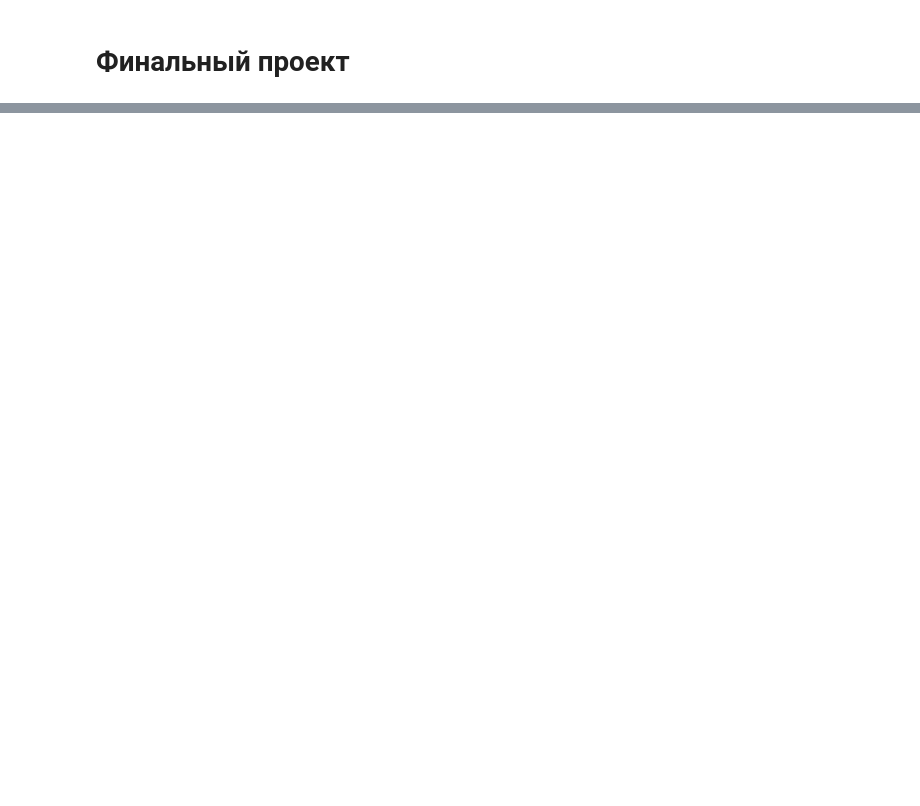
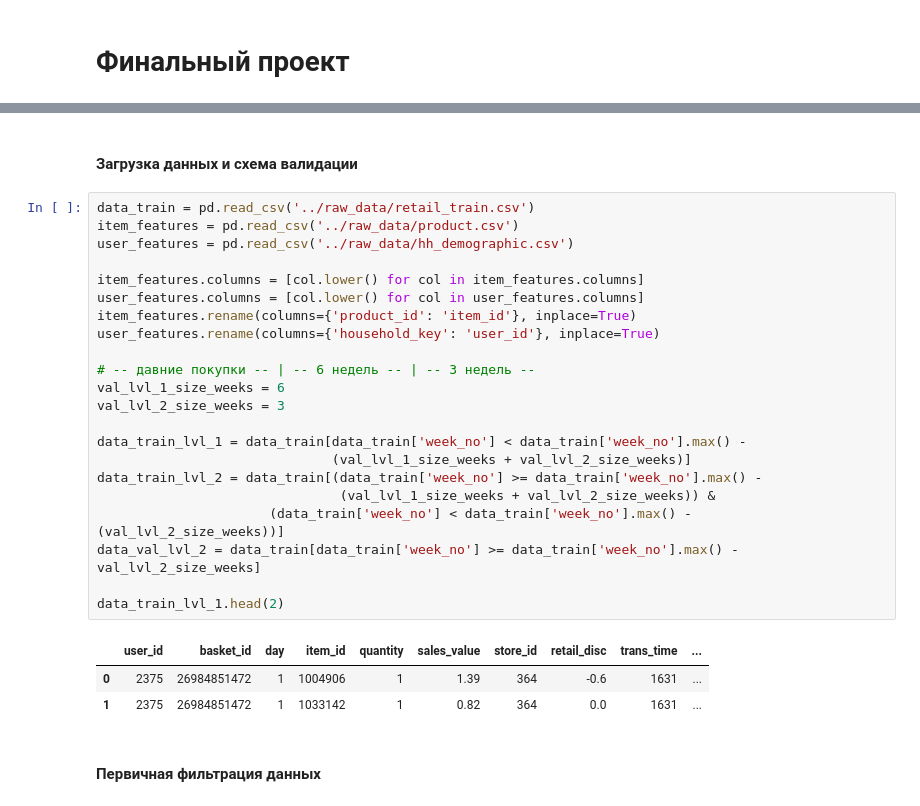
Before and after one commit to SemenovR/GB_RecommenderSystems, a Jupyter notebook: cproject/cproject.ipynb, the cells around one changed output, grey strips where cells are left out. Drawn from its saved outputs; the diff is of its cells as text; blank space fills up the shorter version.

```diff
--- a/cproject/cproject.ipynb
+++ b/cproject/cproject.ipynb
@@ -15,0 +43,30 @@
+# %% [markdown]
+#### Загрузка данных и схема валидации
+# %%
+data_train = pd.read_csv('../raw_data/retail_train.csv')
+item_features = pd.read_csv('../raw_data/product.csv')
+user_features = pd.read_csv('../raw_data/hh_demographic.csv')
+
+item_features.columns = [col.lower() for col in item_features.columns]
+user_features.columns = [col.lower() for col in user_features.columns]
+item_features.rename(columns={'product_id': 'item_id'}, inplace=True)
+user_features.rename(columns={'household_key': 'user_id'}, inplace=True)
+
+# -- давние покупки -- | -- 6 недель -- | -- 3 недель --
+val_lvl_1_size_weeks = 6
+val_lvl_2_size_weeks = 3
+
+data_train_lvl_1 = data_train[data_train['week_no'] < data_train['week_no'].max() -
+                              (val_lvl_1_size_weeks + val_lvl_2_size_weeks)]
+data_train_lvl_2 = data_train[(data_train['week_no'] >= data_train['week_no'].max() -
+                               (val_lvl_1_size_weeks + val_lvl_2_size_weeks)) &
+                      (data_train['week_no'] < data_train['week_no'].max() - (val_lvl_2_size_weeks))]
+data_val_lvl_2 = data_train[data_train['week_no'] >= data_train['week_no'].max() - val_lvl_2_size_weeks]
+
+data_train_lvl_1.head(2)
+# %% [output]
+|  | user_id | basket_id | day | item_id | quantity | sales_value | store_id | retail_disc | trans_time | ... |
+| 0 | 2375 | 26984851472 | 1 | 1004906 | 1 | 1.39 | 364 | -0.6 | 1631 | ... |
+| 1 | 2375 | 26984851472 | 1 | 1033142 | 1 | 0.82 | 364 | 0.0 | 1631 | ... |
+# %% [markdown]
+#### Первичная фильтрация данных
```
Also changed, not shown: parts of 49 cells of this notebook, 4 other files.
